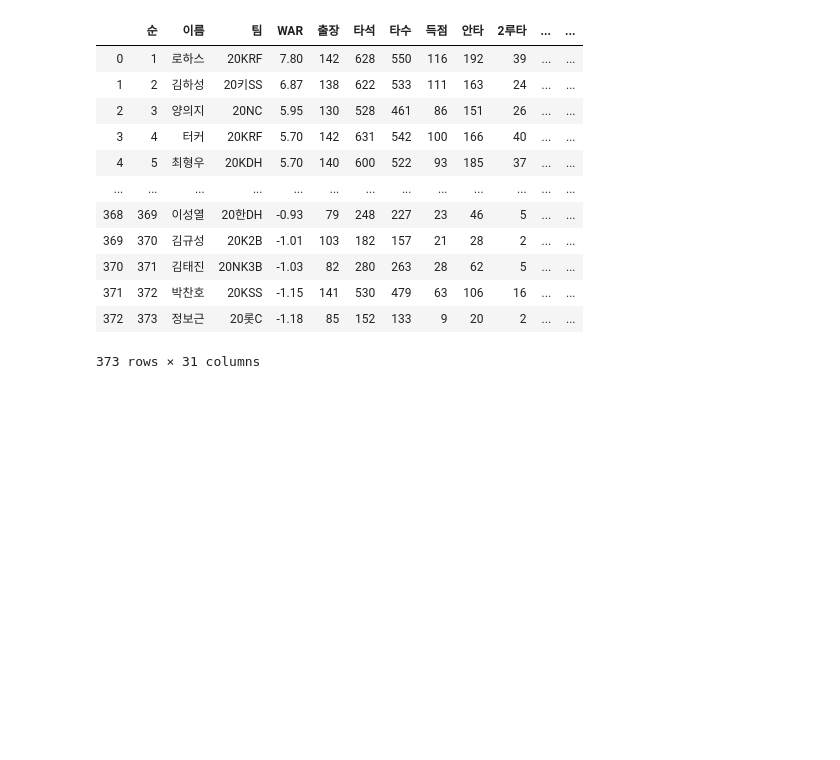
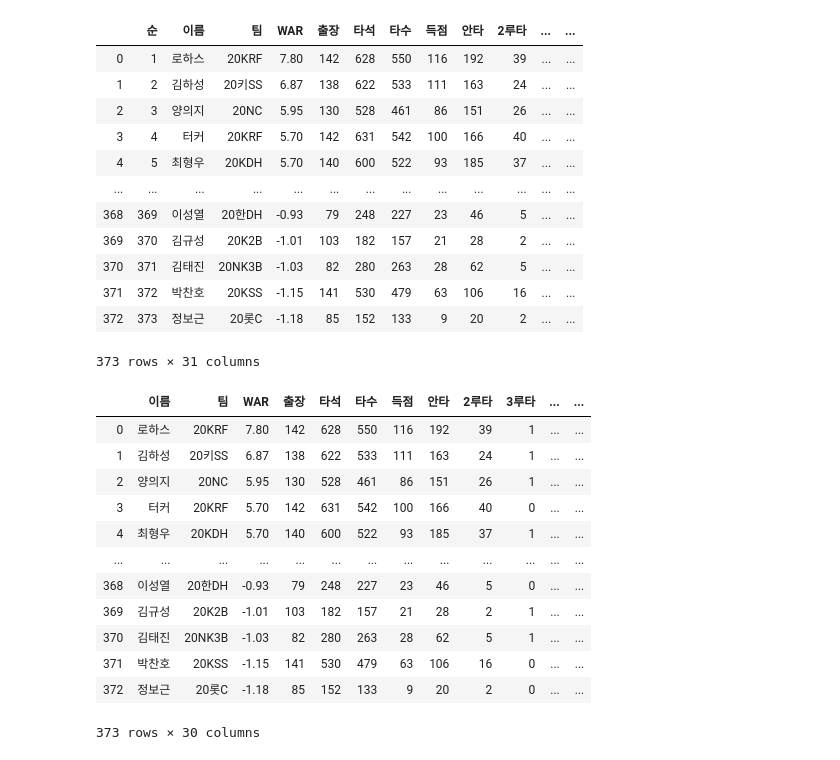
Before and after one commit to jeonprize/KBO-Analysis, a Jupyter notebook: 2020 KBO (1) stat analysis.ipynb, the cells around one changed output. Saved outputs shown, nothing was run; the diff lists cells and outputs as text; code cells hidden in the pictures; blank space fills up the shorter version.

```diff
--- a/2020 KBO (1) stat analysis.ipynb
+++ b/2020 KBO (1) stat analysis.ipynb
@@ -73,3 +73,20 @@ df
 | 371 | 372 | 박찬호 | 20KSS | -1.15 | 141 | 530 | 479 | 63 | 106 | 16 | ... | ... |
 | 372 | 373 | 정보근 | 20롯C | -1.18 | 85 | 152 | 133 | 9 | 20 | 2 | ... | ... |
 373 rows × 31 columns
+# %%
+df = df.drop("순",axis=1)
+df
+# %% [output]
+|  | 이름 | 팀 | WAR | 출장 | 타석 | 타수 | 득점 | 안타 | 2루타 | 3루타 | ... | ... |
+| 0 | 로하스 | 20KRF | 7.80 | 142 | 628 | 550 | 116 | 192 | 39 | 1 | ... | ... |
+| 1 | 김하성 | 20키SS | 6.87 | 138 | 622 | 533 | 111 | 163 | 24 | 1 | ... | ... |
+| 2 | 양의지 | 20NC | 5.95 | 130 | 528 | 461 | 86 | 151 | 26 | 1 | ... | ... |
+| 3 | 터커 | 20KRF | 5.70 | 142 | 631 | 542 | 100 | 166 | 40 | 0 | ... | ... |
+| 4 | 최형우 | 20KDH | 5.70 | 140 | 600 | 522 | 93 | 185 | 37 | 1 | ... | ... |
+| ... | ... | ... | ... | ... | ... | ... | ... | ... | ... | ... | ... | ... |
+| 368 | 이성열 | 20한DH | -0.93 | 79 | 248 | 227 | 23 | 46 | 5 | 0 | ... | ... |
+| 369 | 김규성 | 20K2B | -1.01 | 103 | 182 | 157 | 21 | 28 | 2 | 1 | ... | ... |
+| 370 | 김태진 | 20NK3B | -1.03 | 82 | 280 | 263 | 28 | 62 | 5 | 1 | ... | ... |
+| 371 | 박찬호 | 20KSS | -1.15 | 141 | 530 | 479 | 63 | 106 | 16 | 0 | ... | ... |
+| 372 | 정보근 | 20롯C | -1.18 | 85 | 152 | 133 | 9 | 20 | 2 | 0 | ... | ... |
+373 rows × 30 columns
```
